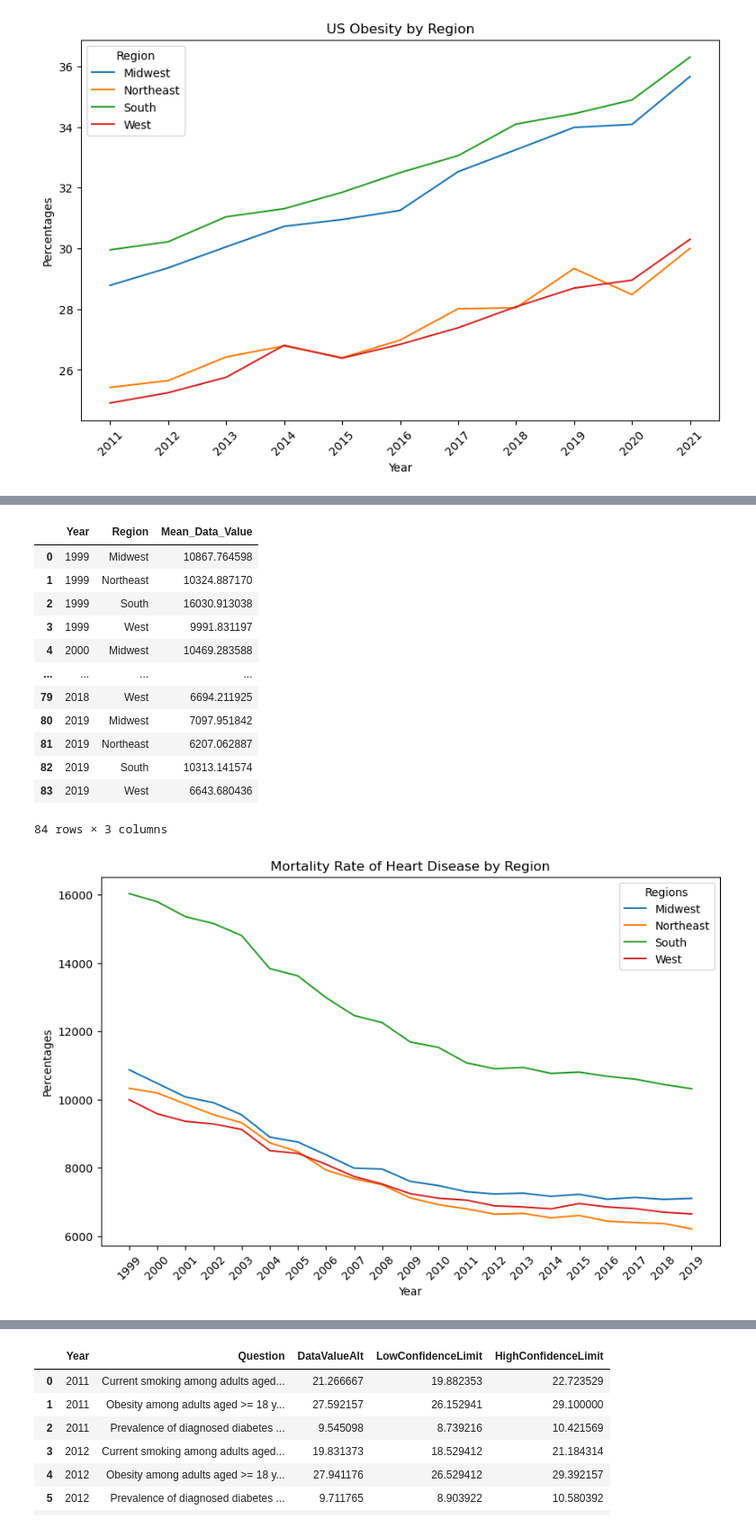
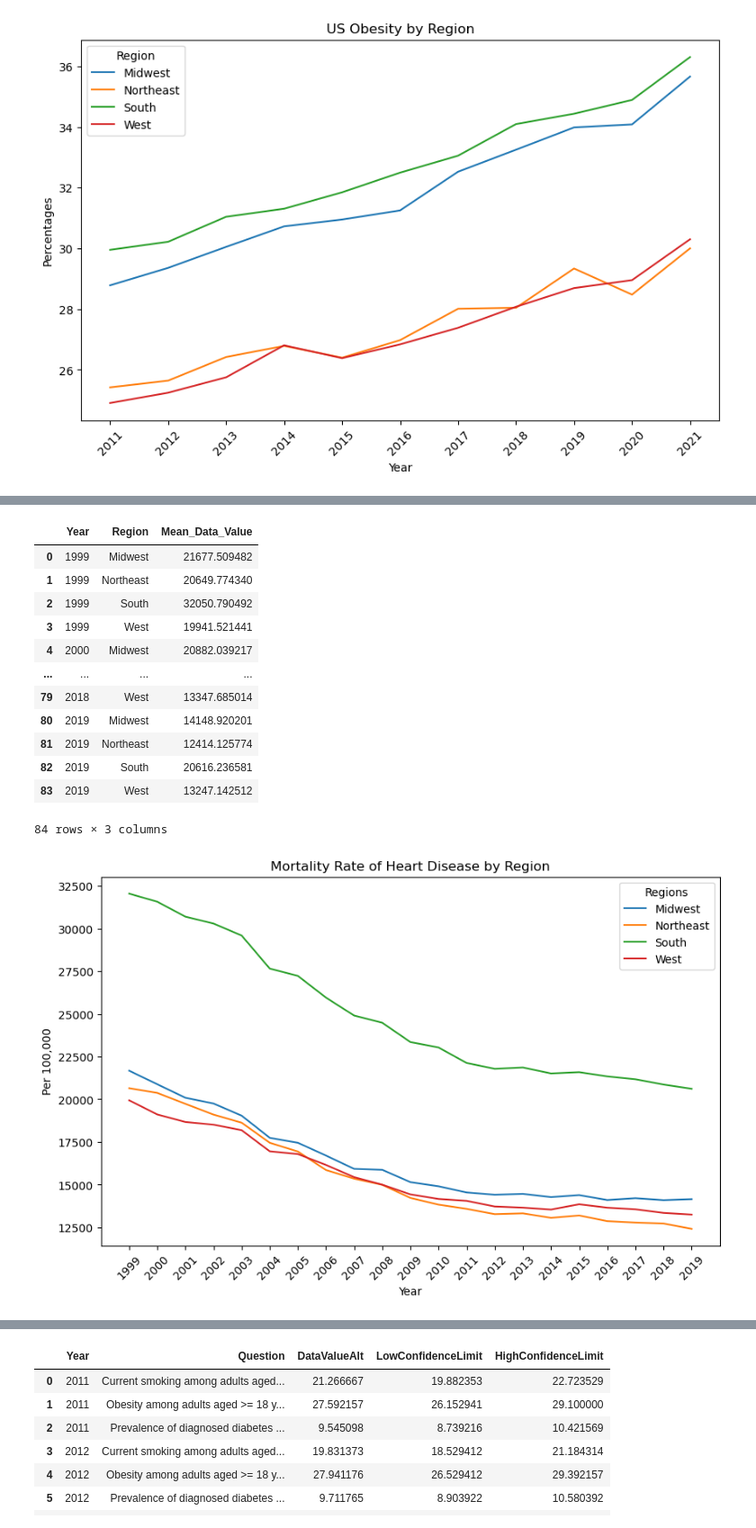
Before and after one commit to sean-guzman/Project1, a Jupyter notebook: main.ipynb, the cells around one changed output, grey strips where cells are left out. Shown at 90% size. Cells and saved outputs as stored; diff of their text form; code cells hidden in the pictures.

```diff
--- a/main.ipynb
+++ b/main.ipynb
@@ -122,3 +122,7 @@ heart_study_year
 | 5267781 | 2011 | WY | Weston | All heart disease | 933.5 | 814.8 | 1058.7 | Ages 65 years and older | ... |
 | 5267782 | 2012 | WY | Weston | All heart disease | 954.0 | 837.7 | 1081.6 | Ages 65 years and older | ... |
 128235 rows × 10 columns
+# %%
+heart_study_year['Age Group'] = heart_study_year['Age Group'].replace({'Ages 35-64 years': 'Ages 35 years and older',
+                                           'Ages 65 years and older': 'Ages 35 years and older'})
+heart_study_year
@@ -885,46 +907,46 @@ heart_study_region = heart_study_region.dropna()
 heart_study_region
 # %% [output]
 |  | Year | Region | Mean_Data_Value |
-| 0 | 1999 | Midwest | 10867.764598 |
-| 1 | 1999 | Northeast | 10324.887170 |
-| 2 | 1999 | South | 16030.913038 |
-| 3 | 1999 | West | 9991.831197 |
-| 4 | 2000 | Midwest | 10469.283588 |
+| 0 | 1999 | Midwest | 21677.509482 |
+| 1 | 1999 | Northeast | 20649.774340 |
+| 2 | 1999 | South | 32050.790492 |
+| 3 | 1999 | West | 19941.521441 |
+| 4 | 2000 | Midwest | 20882.039217 |
 | ... | ... | ... | ... |
-| 79 | 2018 | West | 6694.211925 |
-| 80 | 2019 | Midwest | 7097.951842 |
-| 81 | 2019 | Northeast | 6207.062887 |
-| 82 | 2019 | South | 10313.141574 |
-| 83 | 2019 | West | 6643.680436 |
+| 79 | 2018 | West | 13347.685014 |
+| 80 | 2019 | Midwest | 14148.920201 |
+| 81 | 2019 | Northeast | 12414.125774 |
+| 82 | 2019 | South | 20616.236581 |
+| 83 | 2019 | West | 13247.142512 |
 84 rows × 3 columns
 # %%
 # Create a figure and axis object
 fig, ax = plt.subplots(figsize=(10, 6))
 
 # Iterate over each group and plot the data
 groups4 = heart_study_region.groupby('Region')
 for name, group in groups4:
     ax.plot(group['Year'], group['Mean_Data_Value'], label=name)
 
 # Set axis labels and title
 ax.set_xlabel('Year')
-ax.set_ylabel('Percentages')
+ax.set_ylabel('Per 100,000')
 ax.set_title('Mortality Rate of Heart Disease by Region')
 
 xticks = list(heart_study_region['Year'].unique())
 ax.set_xticks(xticks)
 ax.set_xticklabels(xticks, rotation=45)
 
 # Show the legend
 ax.legend(title='Regions')
 
 # Show the plot
 plt.show()
 
 #Saves Graph to folder
 fig.savefig('Charts/CS - Mortality Rate of Heart Disease by Region.png')
 # %% [output]
-[figure, old version]
+[figure, new version]
 # %%
 #making a filtered dataframe with all the topics to then get the yearly average for each for the US
 filtered_df = chronic_df.loc[((chronic_df["Topic"] == "Diabetes") &
```
Also changed, not shown: parts of 6 cells of this notebook.
